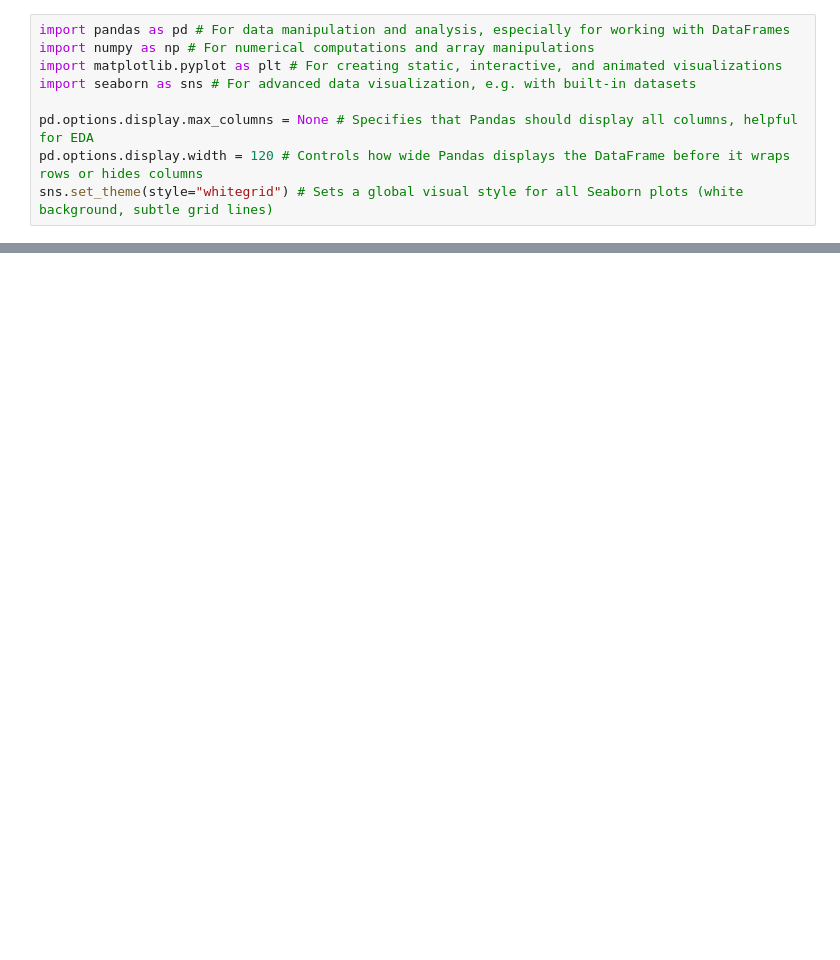
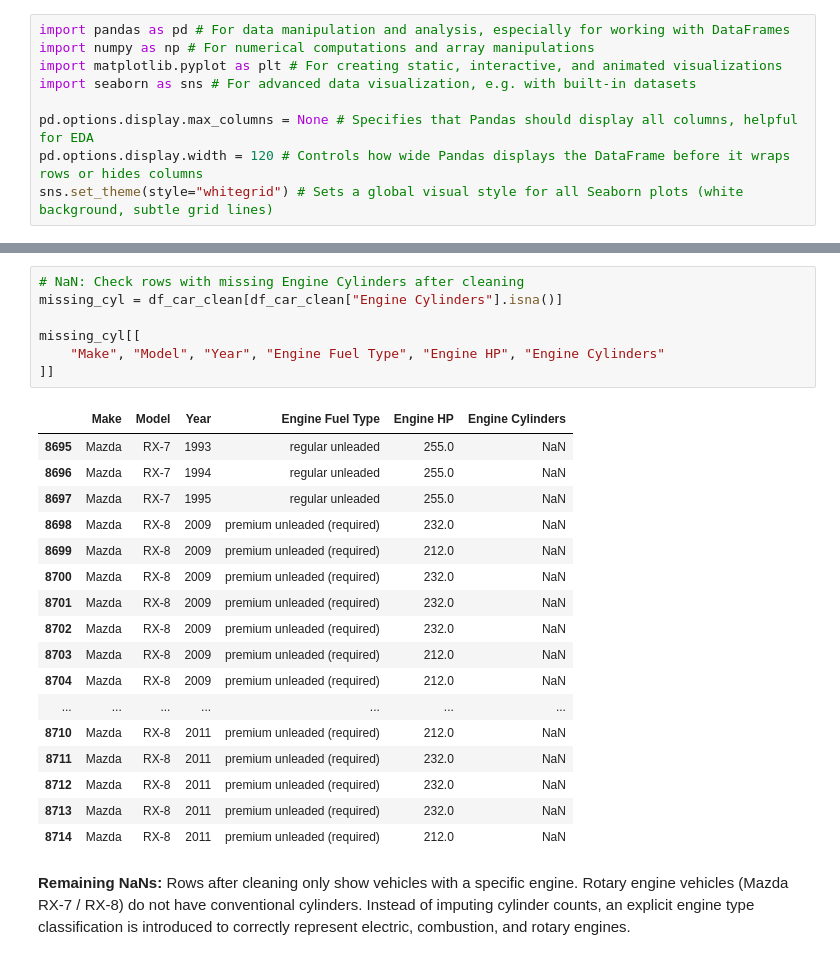
Before and after one commit to t-jor/car-market-analysis, a Jupyter notebook: notebooks/car_market_analysis.ipynb, the cells around one changed output, grey strips where cells are left out. Saved outputs shown, nothing was run; the diff lists cells and outputs as text; blank space fills up the shorter version.

```diff
--- a/notebooks/car_market_analysis.ipynb
+++ b/notebooks/car_market_analysis.ipynb
@@ -19,0 +419,30 @@ sns.set_theme(style="whitegrid") # Sets a global visual style for all Seaborn pl
+# %%
+# NaN: Check rows with missing Engine Cylinders after cleaning
+missing_cyl = df_car_clean[df_car_clean["Engine Cylinders"].isna()]
+
+missing_cyl[[
+    "Make", "Model", "Year", "Engine Fuel Type", "Engine HP", "Engine Cylinders"
+]]
+# %% [output]
+|  | Make | Model | Year | Engine Fuel Type | Engine HP | Engine Cylinders |
+| 8695 | Mazda | RX-7 | 1993 | regular unleaded | 255.0 | NaN |
+| 8696 | Mazda | RX-7 | 1994 | regular unleaded | 255.0 | NaN |
+| 8697 | Mazda | RX-7 | 1995 | regular unleaded | 255.0 | NaN |
+| 8698 | Mazda | RX-8 | 2009 | premium unleaded (required) | 232.0 | NaN |
+| 8699 | Mazda | RX-8 | 2009 | premium unleaded (required) | 212.0 | NaN |
+| 8700 | Mazda | RX-8 | 2009 | premium unleaded (required) | 232.0 | NaN |
+| 8701 | Mazda | RX-8 | 2009 | premium unleaded (required) | 232.0 | NaN |
+| 8702 | Mazda | RX-8 | 2009 | premium unleaded (required) | 232.0 | NaN |
+| 8703 | Mazda | RX-8 | 2009 | premium unleaded (required) | 212.0 | NaN |
+| 8704 | Mazda | RX-8 | 2009 | premium unleaded (required) | 212.0 | NaN |
+| ... | ... | ... | ... | ... | ... | ... |
+| 8710 | Mazda | RX-8 | 2011 | premium unleaded (required) | 212.0 | NaN |
+| 8711 | Mazda | RX-8 | 2011 | premium unleaded (required) | 232.0 | NaN |
+| 8712 | Mazda | RX-8 | 2011 | premium unleaded (required) | 232.0 | NaN |
+| 8713 | Mazda | RX-8 | 2011 | premium unleaded (required) | 232.0 | NaN |
+| 8714 | Mazda | RX-8 | 2011 | premium unleaded (required) | 212.0 | NaN |
+# %% [markdown]
+**Remaining NaNs:**
+Rows after cleaning only show vehicles with a specific engine. Rotary engine vehicles (Mazda RX-7 / RX-8) do not have conventional cylinders.
+Instead of imputing cylinder counts, an explicit engine type classification
+is introduced to correctly represent electric, combustion, and rotary engines.
```
Also changed, not shown: parts of 59 cells of this notebook.
